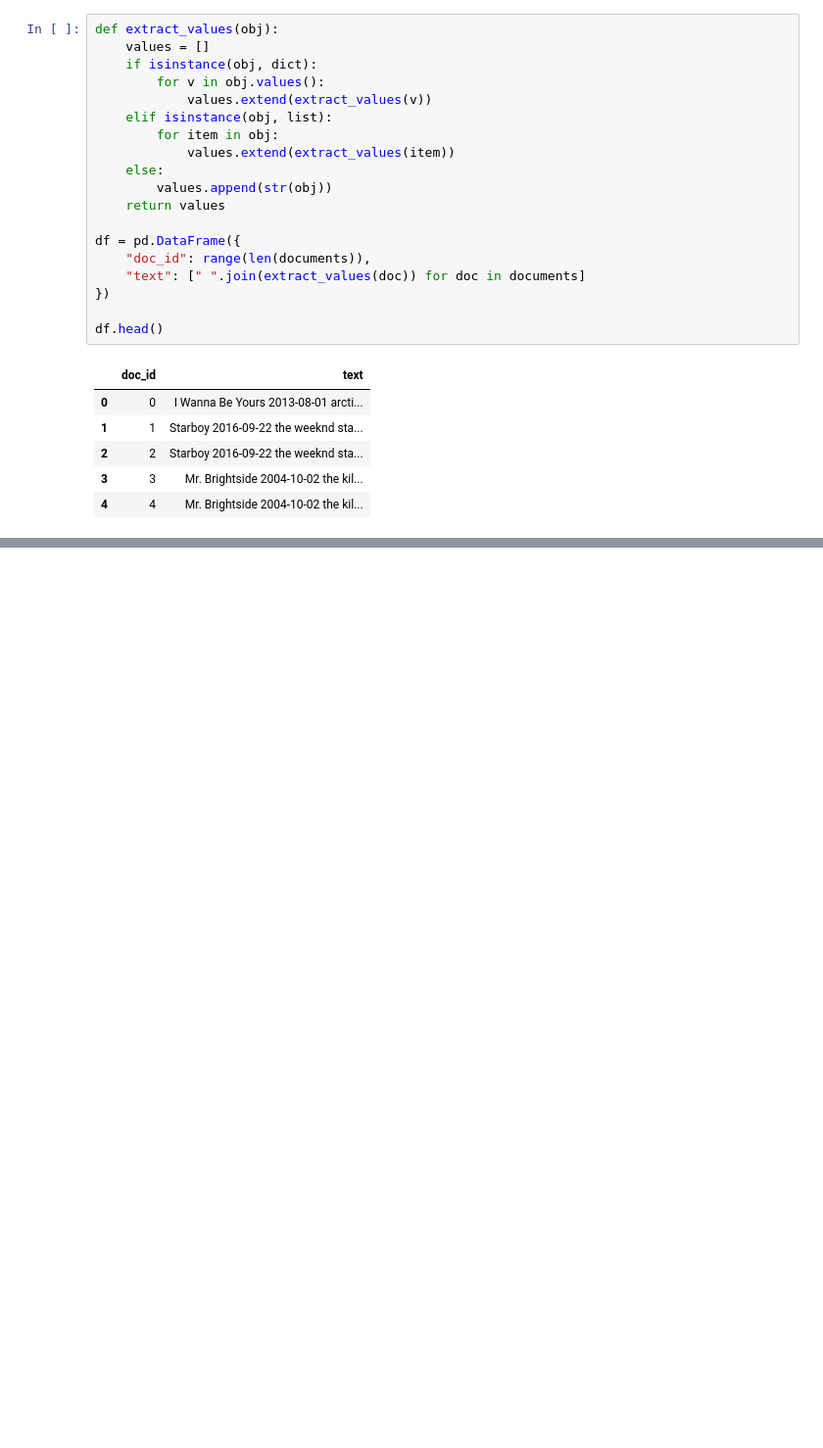
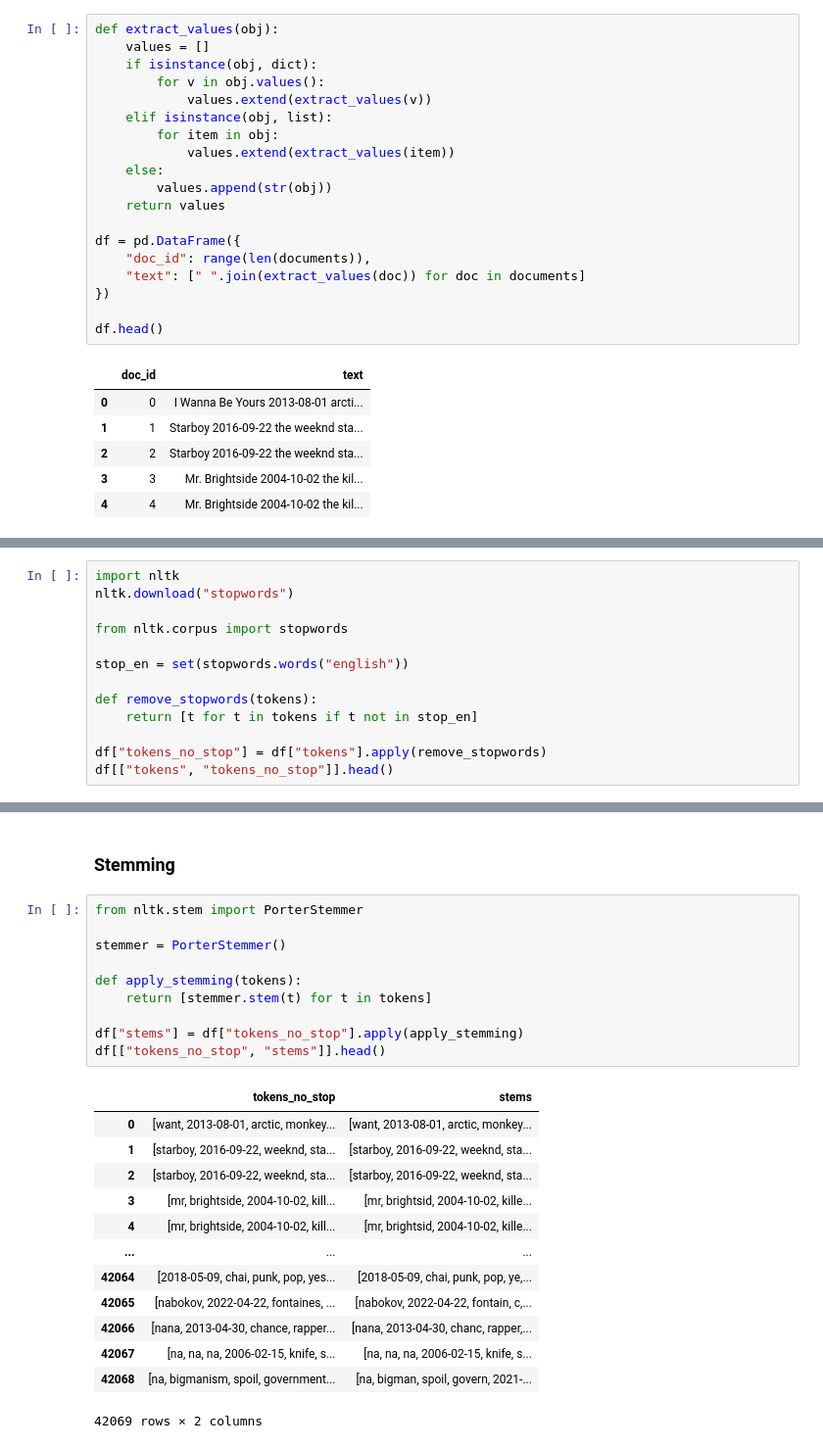
Before and after one commit to nunollages/IPAI, a Jupyter notebook: Code.ipynb, the cells around one changed output, grey strips where cells are left out. Shown at 98% size. Saved outputs shown, nothing was run; the diff lists cells and outputs as text; blank space fills up the shorter version.

```diff
--- a/Code.ipynb
+++ b/Code.ipynb
@@ -689,0 +742,13 @@ df.head()
+# %%
+import nltk
+nltk.download("stopwords")
+
+from nltk.corpus import stopwords
+
+stop_en = set(stopwords.words("english"))
+
+def remove_stopwords(tokens):
+    return [t for t in tokens if t not in stop_en]
+
+df["tokens_no_stop"] = df["tokens"].apply(remove_stopwords)
+df[["tokens", "tokens_no_stop"]].head()
@@ -689,0 +765,26 @@ df.head()
+# %% [markdown]
+### Stemming
+# %%
+from nltk.stem import PorterStemmer
+
+stemmer = PorterStemmer()
+
+def apply_stemming(tokens):
+    return [stemmer.stem(t) for t in tokens]
+
+df["stems"] = df["tokens_no_stop"].apply(apply_stemming)
+df[["tokens_no_stop", "stems"]].head()
+# %% [output]
+|  | tokens_no_stop | stems |
+| 0 | [want, 2013-08-01, arctic, monkey... | [want, 2013-08-01, arctic, monkey... |
+| 1 | [starboy, 2016-09-22, weeknd, sta... | [starboy, 2016-09-22, weeknd, sta... |
+| 2 | [starboy, 2016-09-22, weeknd, sta... | [starboy, 2016-09-22, weeknd, sta... |
+| 3 | [mr, brightside, 2004-10-02, kill... | [mr, brightsid, 2004-10-02, kille... |
+| 4 | [mr, brightside, 2004-10-02, kill... | [mr, brightsid, 2004-10-02, kille... |
+| ... | ... | ... |
+| 42064 | [2018-05-09, chai, punk, pop, yes... | [2018-05-09, chai, punk, pop, ye,... |
+| 42065 | [nabokov, 2022-04-22, fontaines, ... | [nabokov, 2022-04-22, fontain, c,... |
+| 42066 | [nana, 2013-04-30, chance, rapper... | [nana, 2013-04-30, chanc, rapper,... |
+| 42067 | [na, na, na, 2006-02-15, knife, s... | [na, na, na, 2006-02-15, knife, s... |
+| 42068 | [na, bigmanism, spoil, government... | [na, bigman, spoil, govern, 2021-... |
+42069 rows × 2 columns
```
Also changed, not shown: parts of 12 cells of this notebook, 3 other files.
